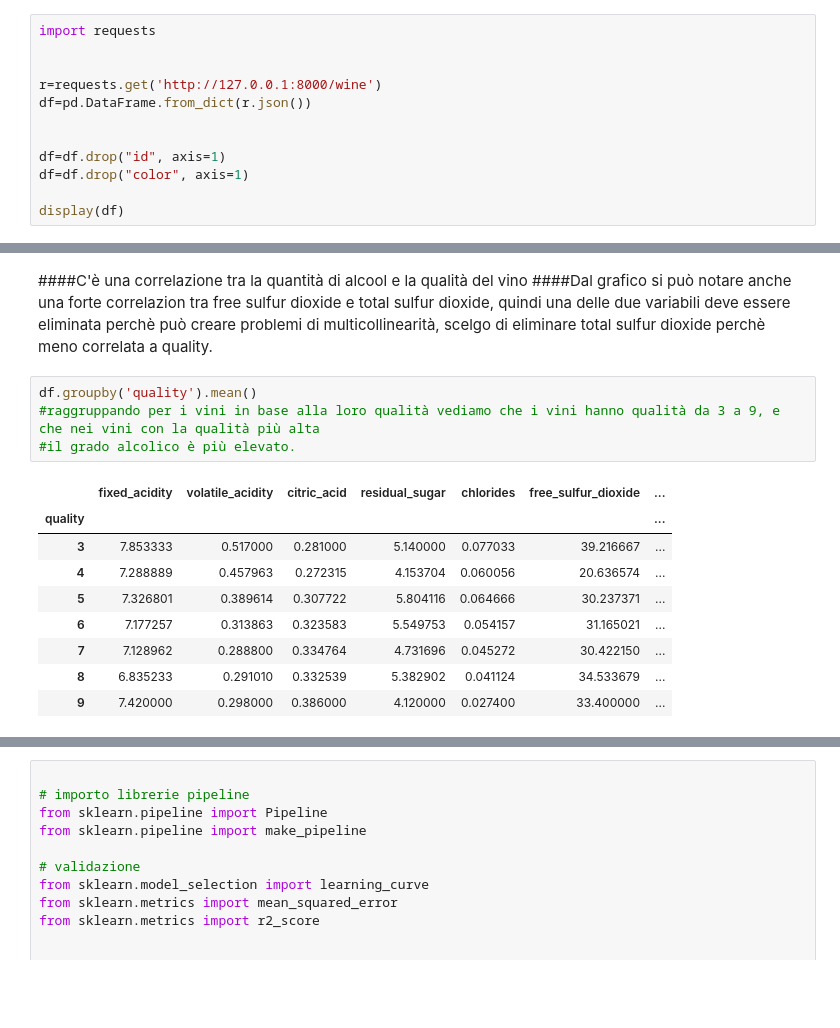
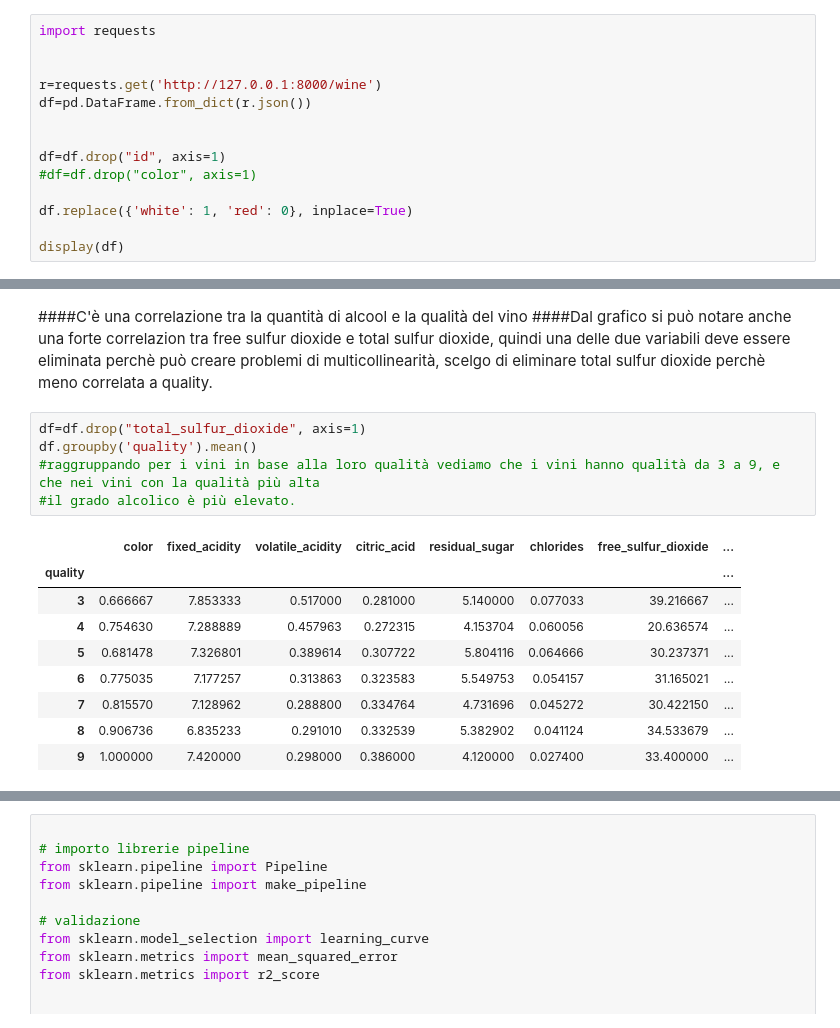
Before and after one commit to leonardodiana/python-exam, a Jupyter notebook: training/wine_training.ipynb, the cells around one changed output, grey strips where cells are left out. Saved outputs shown, nothing was run; the diff lists cells and outputs as text; blank space fills up the shorter version.

```diff
--- a/training/wine_training.ipynb
+++ b/training/wine_training.ipynb
@@ -30,7 +30,9 @@ df=pd.DataFrame.from_dict(r.json())
 
 
 df=df.drop("id", axis=1)
-df=df.drop("color", axis=1)
+#df=df.drop("color", axis=1)
+
+df.replace({'white': 1, 'red': 0}, inplace=True)
 
 display(df)
 # %% [output]
@@ -83,19 +86,20 @@ plt.show()
 ####C'è una correlazione tra la quantità di alcool e la qualità del vino
 ####Dal grafico si può notare anche una forte correlazion tra free sulfur dioxide e total sulfur dioxide, quindi una delle due variabili deve essere eliminata perchè può creare problemi di multicollinearità, scelgo di eliminare total sulfur dioxide perchè meno correlata a quality.
 # %%
+df=df.drop("total_sulfur_dioxide", axis=1)
 df.groupby('quality').mean()
 #raggruppando per i vini in base alla loro qualità vediamo che i vini hanno qualità da 3 a 9, e che nei vini con la qualità più alta
 #il grado alcolico è più elevato.
 # %% [output]
-|  | fixed_acidity | volatile_acidity | citric_acid | residual_sugar | chlorides | free_sulfur_dioxide | ... |
-| quality |  |  |  |  |  |  | ... |
-| 3 | 7.853333 | 0.517000 | 0.281000 | 5.140000 | 0.077033 | 39.216667 | ... |
-| 4 | 7.288889 | 0.457963 | 0.272315 | 4.153704 | 0.060056 | 20.636574 | ... |
-| 5 | 7.326801 | 0.389614 | 0.307722 | 5.804116 | 0.064666 | 30.237371 | ... |
-| 6 | 7.177257 | 0.313863 | 0.323583 | 5.549753 | 0.054157 | 31.165021 | ... |
-| 7 | 7.128962 | 0.288800 | 0.334764 | 4.731696 | 0.045272 | 30.422150 | ... |
-| 8 | 6.835233 | 0.291010 | 0.332539 | 5.382902 | 0.041124 | 34.533679 | ... |
-| 9 | 7.420000 | 0.298000 | 0.386000 | 4.120000 | 0.027400 | 33.400000 | ... |
+|  | color | fixed_acidity | volatile_acidity | citric_acid | residual_sugar | chlorides | free_sulfur_dioxide | ... |
+| quality |  |  |  |  |  |  |  | ... |
+| 3 | 0.666667 | 7.853333 | 0.517000 | 0.281000 | 5.140000 | 0.077033 | 39.216667 | ... |
+| 4 | 0.754630 | 7.288889 | 0.457963 | 0.272315 | 4.153704 | 0.060056 | 20.636574 | ... |
+| 5 | 0.681478 | 7.326801 | 0.389614 | 0.307722 | 5.804116 | 0.064666 | 30.237371 | ... |
+| 6 | 0.775035 | 7.177257 | 0.313863 | 0.323583 | 5.549753 | 0.054157 | 31.165021 | ... |
+| 7 | 0.815570 | 7.128962 | 0.288800 | 0.334764 | 4.731696 | 0.045272 | 30.422150 | ... |
+| 8 | 0.906736 | 6.835233 | 0.291010 | 0.332539 | 5.382902 | 0.041124 | 34.533679 | ... |
+| 9 | 1.000000 | 7.420000 | 0.298000 | 0.386000 | 4.120000 | 0.027400 | 33.400000 | ... |
 # %%
 sns.countplot(x=df['quality'])
 plt.show()
```
Also changed, not shown: parts of 14 cells of this notebook, 7 other files.
